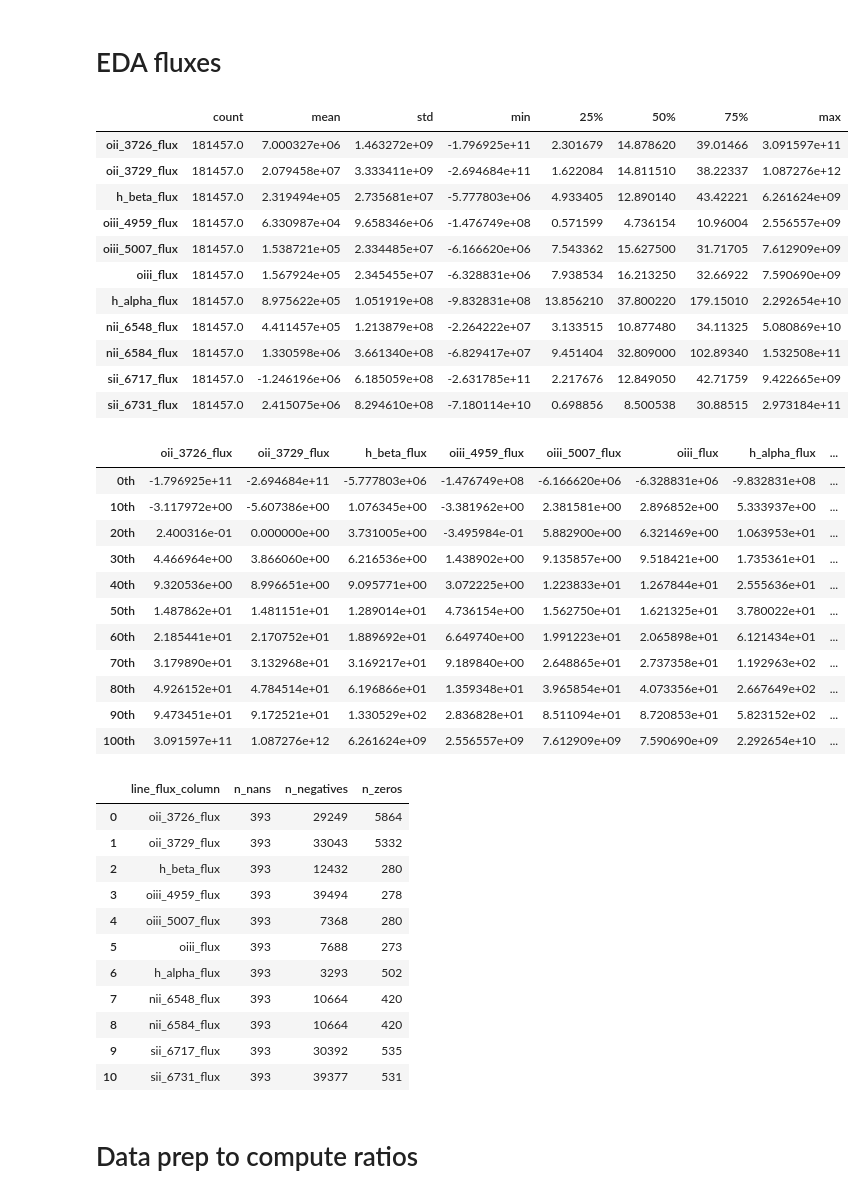
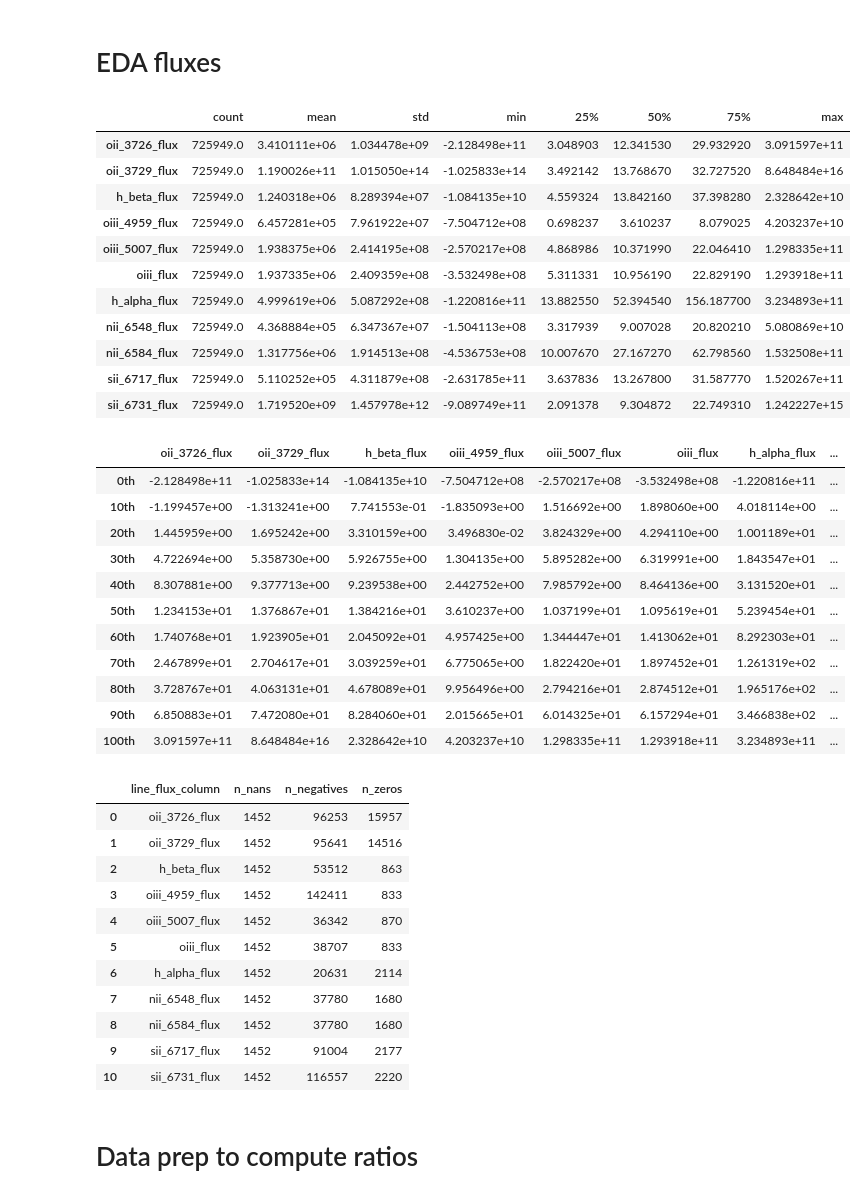
Before and after one commit to ed-ortizm/anomaly, a Jupyter notebook: thesis/01_lines_from_sdss.ipynb, the cells around one changed output. Drawn from its saved outputs; the diff is of its cells as text; code cells hidden in the pictures.

```diff
--- a/thesis/01_lines_from_sdss.ipynb
+++ b/thesis/01_lines_from_sdss.ipynb
@@ -143,54 +83,54 @@ Index(['mse_rel', 'mse_filter_250_97_rel', 'mse_97_rel', 'mse', 'mse_97',
 # %%
 lines_cols = [
     "oii_3726_flux",
     "oii_3729_flux",
     "h_beta_flux",
     "oiii_4959_flux",
     "oiii_5007_flux",
     "oiii_flux",
     "h_alpha_flux",
     "nii_6548_flux",
     "nii_6584_flux",
     "sii_6717_flux",
     "sii_6731_flux",
 ]
-res_03_scores_lines_df[lines_cols].describe().T
+meta_with_lines_df[lines_cols].describe().T
 # %% [output]
 |  | count | mean | std | min | 25% | 50% | 75% | max |
-| oii_3726_flux | 181457.0 | 7.000327e+06 | 1.463272e+09 | -1.796925e+11 | 2.301679 | 14.878620 | 39.01466 | 3.091597e+11 |
-| oii_3729_flux | 181457.0 | 2.079458e+07 | 3.333411e+09 | -2.694684e+11 | 1.622084 | 14.811510 | 38.22337 | 1.087276e+12 |
-| h_beta_flux | 181457.0 | 2.319494e+05 | 2.735681e+07 | -5.777803e+06 | 4.933405 | 12.890140 | 43.42221 | 6.261624e+09 |
-| oiii_4959_flux | 181457.0 | 6.330987e+04 | 9.658346e+06 | -1.476749e+08 | 0.571599 | 4.736154 | 10.96004 | 2.556557e+09 |
-| oiii_5007_flux | 181457.0 | 1.538721e+05 | 2.334485e+07 | -6.166620e+06 | 7.543362 | 15.627500 | 31.71705 | 7.612909e+09 |
-| oiii_flux | 181457.0 | 1.567924e+05 | 2.345455e+07 | -6.328831e+06 | 7.938534 | 16.213250 | 32.66922 | 7.590690e+09 |
-| h_alpha_flux | 181457.0 | 8.975622e+05 | 1.051919e+08 | -9.832831e+08 | 13.856210 | 37.800220 | 179.15010 | 2.292654e+10 |
-| nii_6548_flux | 181457.0 | 4.411457e+05 | 1.213879e+08 | -2.264222e+07 | 3.133515 | 10.877480 | 34.11325 | 5.080869e+10 |
-| nii_6584_flux | 181457.0 | 1.330598e+06 | 3.661340e+08 | -6.829417e+07 | 9.451404 | 32.809000 | 102.89340 | 1.532508e+11 |
-| sii_6717_flux | 181457.0 | -1.246196e+06 | 6.185059e+08 | -2.631785e+11 | 2.217676 | 12.849050 | 42.71759 | 9.422665e+09 |
-| sii_6731_flux | 181457.0 | 2.415075e+06 | 8.294610e+08 | -7.180114e+10 | 0.698856 | 8.500538 | 30.88515 | 2.973184e+11 |
+| oii_3726_flux | 725949.0 | 3.410111e+06 | 1.034478e+09 | -2.128498e+11 | 3.048903 | 12.341530 | 29.932920 | 3.091597e+11 |
+| oii_3729_flux | 725949.0 | 1.190026e+11 | 1.015050e+14 | -1.025833e+14 | 3.492142 | 13.768670 | 32.727520 | 8.648484e+16 |
+| h_beta_flux | 725949.0 | 1.240318e+06 | 8.289394e+07 | -1.084135e+10 | 4.559324 | 13.842160 | 37.398280 | 2.328642e+10 |
+| oiii_4959_flux | 725949.0 | 6.457281e+05 | 7.961922e+07 | -7.504712e+08 | 0.698237 | 3.610237 | 8.079025 | 4.203237e+10 |
+| oiii_5007_flux | 725949.0 | 1.938375e+06 | 2.414195e+08 | -2.570217e+08 | 4.868986 | 10.371990 | 22.046410 | 1.298335e+11 |
+| oiii_flux | 725949.0 | 1.937335e+06 | 2.409359e+08 | -3.532498e+08 | 5.311331 | 10.956190 | 22.829190 | 1.293918e+11 |
+| h_alpha_flux | 725949.0 | 4.999619e+06 | 5.087292e+08 | -1.220816e+11 | 13.882550 | 52.394540 | 156.187700 | 3.234893e+11 |
+| nii_6548_flux | 725949.0 | 4.368884e+05 | 6.347367e+07 | -1.504113e+08 | 3.317939 | 9.007028 | 20.820210 | 5.080869e+10 |
+| nii_6584_flux | 725949.0 | 1.317756e+06 | 1.914513e+08 | -4.536753e+08 | 10.007670 | 27.167270 | 62.798560 | 1.532508e+11 |
+| sii_6717_flux | 725949.0 | 5.110252e+05 | 4.311879e+08 | -2.631785e+11 | 3.637836 | 13.267800 | 31.587770 | 1.520267e+11 |
+| sii_6731_flux | 725949.0 | 1.719520e+09 | 1.457978e+12 | -9.089749e+11 | 2.091378 | 9.304872 | 22.749310 | 1.242227e+15 |
 # %%
 # Compute deciles (10th to 90th percentiles) for each column
 deciles = np.arange(0, 1.01, 0.1)
-decile_df = res_03_scores_lines_df[lines_cols].quantile(q=deciles).T
+decile_df = meta_with_lines_df[lines_cols].quantile(q=deciles).T
 decile_df.columns = [f"{int(q * 100)}th" for q in deciles]
 decile_df.T
 # %% [output]
 |  | oii_3726_flux | oii_3729_flux | h_beta_flux | oiii_4959_flux | oiii_5007_flux | oiii_flux | h_alpha_flux | ... |
-| 0th | -1.796925e+11 | -2.694684e+11 | -5.777803e+06 | -1.476749e+08 | -6.166620e+06 | -6.328831e+06 | -9.832831e+08 | ... |
-| 10th | -3.117972e+00 | -5.607386e+00 | 1.076345e+00 | -3.381962e+00 | 2.381581e+00 | 2.896852e+00 | 5.333937e+00 | ... |
-| 20th | 2.400316e-01 | 0.000000e+00 | 3.731005e+00 | -3.495984e-01 | 5.882900e+00 | 6.321469e+00 | 1.063953e+01 | ... |
-| 30th | 4.466964e+00 | 3.866060e+00 | 6.216536e+00 | 1.438902e+00 | 9.135857e+00 | 9.518421e+00 | 1.735361e+01 | ... |
-| 40th | 9.320536e+00 | 8.996651e+00 | 9.095771e+00 | 3.072225e+00 | 1.223833e+01 | 1.267844e+01 | 2.555636e+01 | ... |
-| 50th | 1.487862e+01 | 1.481151e+01 | 1.289014e+01 | 4.736154e+00 | 1.562750e+01 | 1.621325e+01 | 3.780022e+01 | ... |
-| 60th | 2.185441e+01 | 2.170752e+01 | 1.889692e+01 | 6.649740e+00 | 1.991223e+01 | 2.065898e+01 | 6.121434e+01 | ... |
-| 70th | 3.179890e+01 | 3.132968e+01 | 3.169217e+01 | 9.189840e+00 | 2.648865e+01 | 2.737358e+01 | 1.192963e+02 | ... |
-| 80th | 4.926152e+01 | 4.784514e+01 | 6.196866e+01 | 1.359348e+01 | 3.965854e+01 | 4.073356e+01 | 2.667649e+02 | ... |
-| 90th | 9.473451e+01 | 9.172521e+01 | 1.330529e+02 | 2.836828e+01 | 8.511094e+01 | 8.720853e+01 | 5.823152e+02 | ... |
-| 100th | 3.091597e+11 | 1.087276e+12 | 6.261624e+09 | 2.556557e+09 | 7.612909e+09 | 7.590690e+09 | 2.292654e+10 | ... |
+| 0th | -2.128498e+11 | -1.025833e+14 | -1.084135e+10 | -7.504712e+08 | -2.570217e+08 | -3.532498e+08 | -1.220816e+11 | ... |
+| 10th | -1.199457e+00 | -1.313241e+00 | 7.741553e-01 | -1.835093e+00 | 1.516692e+00 | 1.898060e+00 | 4.018114e+00 | ... |
+| 20th | 1.445959e+00 | 1.695242e+00 | 3.310159e+00 | 3.496830e-02 | 3.824329e+00 | 4.294110e+00 | 1.001189e+01 | ... |
+| 30th | 4.722694e+00 | 5.358730e+00 | 5.926755e+00 | 1.304135e+00 | 5.895282e+00 | 6.319991e+00 | 1.843547e+01 | ... |
+| 40th | 8.307881e+00 | 9.377713e+00 | 9.239538e+00 | 2.442752e+00 | 7.985792e+00 | 8.464136e+00 | 3.131520e+01 | ... |
+| 50th | 1.234153e+01 | 1.376867e+01 | 1.384216e+01 | 3.610237e+00 | 1.037199e+01 | 1.095619e+01 | 5.239454e+01 | ... |
+| 60th | 1.740768e+01 | 1.923905e+01 | 2.045092e+01 | 4.957425e+00 | 1.344447e+01 | 1.413062e+01 | 8.292303e+01 | ... |
+| 70th | 2.467899e+01 | 2.704617e+01 | 3.039259e+01 | 6.775065e+00 | 1.822420e+01 | 1.897452e+01 | 1.261319e+02 | ... |
+| 80th | 3.728767e+01 | 4.063131e+01 | 4.678089e+01 | 9.956496e+00 | 2.794216e+01 | 2.874512e+01 | 1.965176e+02 | ... |
+| 90th | 6.850883e+01 | 7.472080e+01 | 8.284060e+01 | 2.015665e+01 | 6.014325e+01 | 6.157294e+01 | 3.466838e+02 | ... |
+| 100th | 3.091597e+11 | 8.648484e+16 | 2.328642e+10 | 4.203237e+10 | 1.298335e+11 | 1.293918e+11 | 3.234893e+11 | ... |
 # %%
-n_nans = res_03_scores_lines_df[lines_cols].isna().sum()
-n_negatives = (res_03_scores_lines_df[lines_cols] < 0).sum()
-n_zeros = (res_03_scores_lines_df[lines_cols] == 0).sum()
+n_nans = meta_with_lines_df[lines_cols].isna().sum()
+n_negatives = (meta_with_lines_df[lines_cols] < 0).sum()
+n_zeros = (meta_with_lines_df[lines_cols] == 0).sum()
 temp_df = pd.DataFrame(
     {"n_nans": n_nans, "n_negatives": n_negatives, "n_zeros": n_zeros}
 )
@@ -199,17 +139,17 @@ temp_df = temp_df.reset_index()
 temp_df
 # %% [output]
 |  | line_flux_column | n_nans | n_negatives | n_zeros |
-| 0 | oii_3726_flux | 393 | 29249 | 5864 |
-| 1 | oii_3729_flux | 393 | 33043 | 5332 |
-| 2 | h_beta_flux | 393 | 12432 | 280 |
-| 3 | oiii_4959_flux | 393 | 39494 | 278 |
-| 4 | oiii_5007_flux | 393 | 7368 | 280 |
-| 5 | oiii_flux | 393 | 7688 | 273 |
-| 6 | h_alpha_flux | 393 | 3293 | 502 |
-| 7 | nii_6548_flux | 393 | 10664 | 420 |
-| 8 | nii_6584_flux | 393 | 10664 | 420 |
-| 9 | sii_6717_flux | 393 | 30392 | 535 |
-| 10 | sii_6731_flux | 393 | 39377 | 531 |
+| 0 | oii_3726_flux | 1452 | 96253 | 15957 |
+| 1 | oii_3729_flux | 1452 | 95641 | 14516 |
+| 2 | h_beta_flux | 1452 | 53512 | 863 |
+| 3 | oiii_4959_flux | 1452 | 142411 | 833 |
+| 4 | oiii_5007_flux | 1452 | 36342 | 870 |
+| 5 | oiii_flux | 1452 | 38707 | 833 |
+| 6 | h_alpha_flux | 1452 | 20631 | 2114 |
+| 7 | nii_6548_flux | 1452 | 37780 | 1680 |
+| 8 | nii_6584_flux | 1452 | 37780 | 1680 |
+| 9 | sii_6717_flux | 1452 | 91004 | 2177 |
+| 10 | sii_6731_flux | 1452 | 116557 | 2220 |
 # %% [markdown]
 # Data prep to compute ratios
 # %%
```
Also changed, not shown: parts of 14 cells of this notebook, 3 other files.
